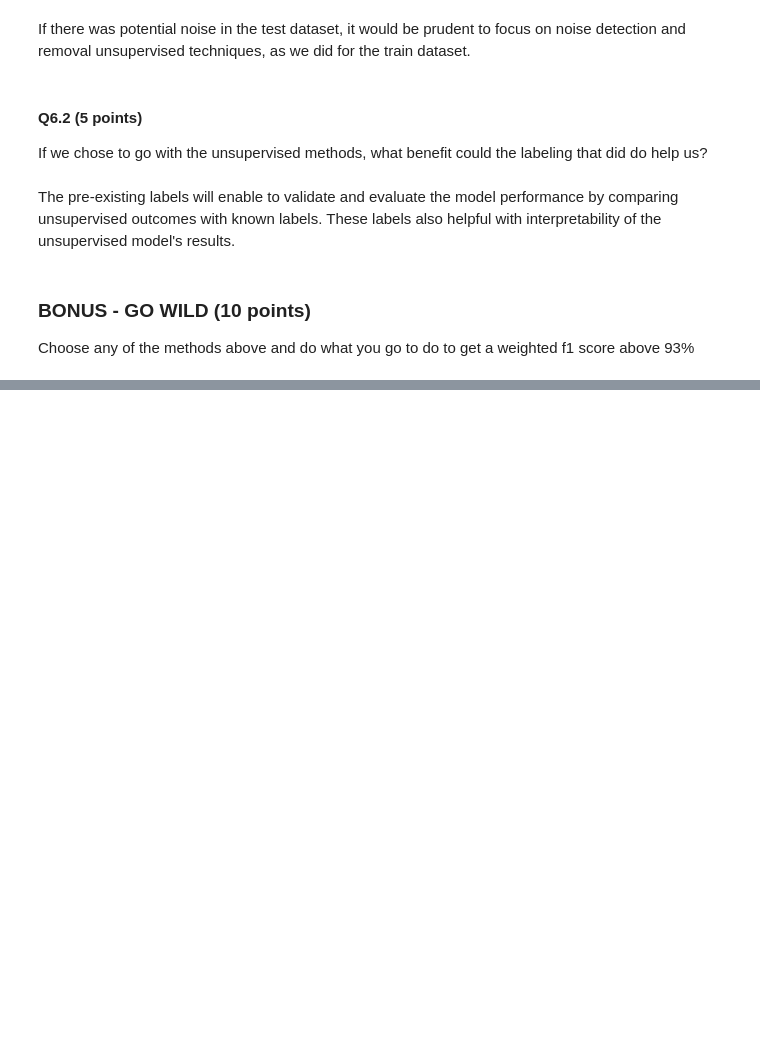
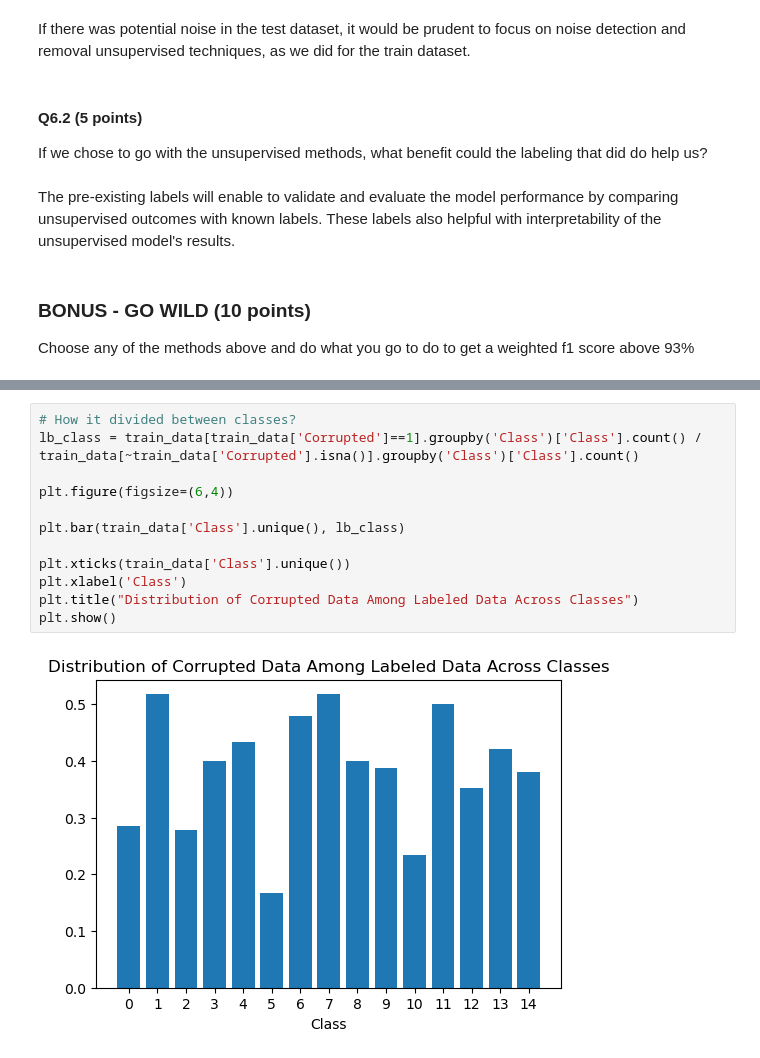
Before and after one commit to JaneAmi/YData_UL, a Jupyter notebook: HW4_AD/HW4_Anomaly_Detection.ipynb, the cells around one changed output, grey strips where cells are left out. Drawn from its saved outputs; the diff is of its cells as text; blank space fills up the shorter version.

```diff
--- a/HW4_AD/HW4_Anomaly_Detection.ipynb
+++ b/HW4_AD/HW4_Anomaly_Detection.ipynb
@@ -442,0 +491,14 @@ Choose any of the methods above and do what you go to do to get a weighted f1 sc
+# %%
+# How it divided between classes?
+lb_class = train_data[train_data['Corrupted']==1].groupby('Class')['Class'].count() / train_data[~train_data['Corrupted'].isna()].groupby('Class')['Class'].count()
+
+plt.figure(figsize=(6,4))
+
+plt.bar(train_data['Class'].unique(), lb_class)
+
+plt.xticks(train_data['Class'].unique())
+plt.xlabel('Class')
+plt.title("Distribution of Corrupted Data Among Labeled Data Across Classes")
+plt.show()
+# %% [output]
+[figure, added]
```
Also changed, not shown: parts of 13 cells of this notebook.
